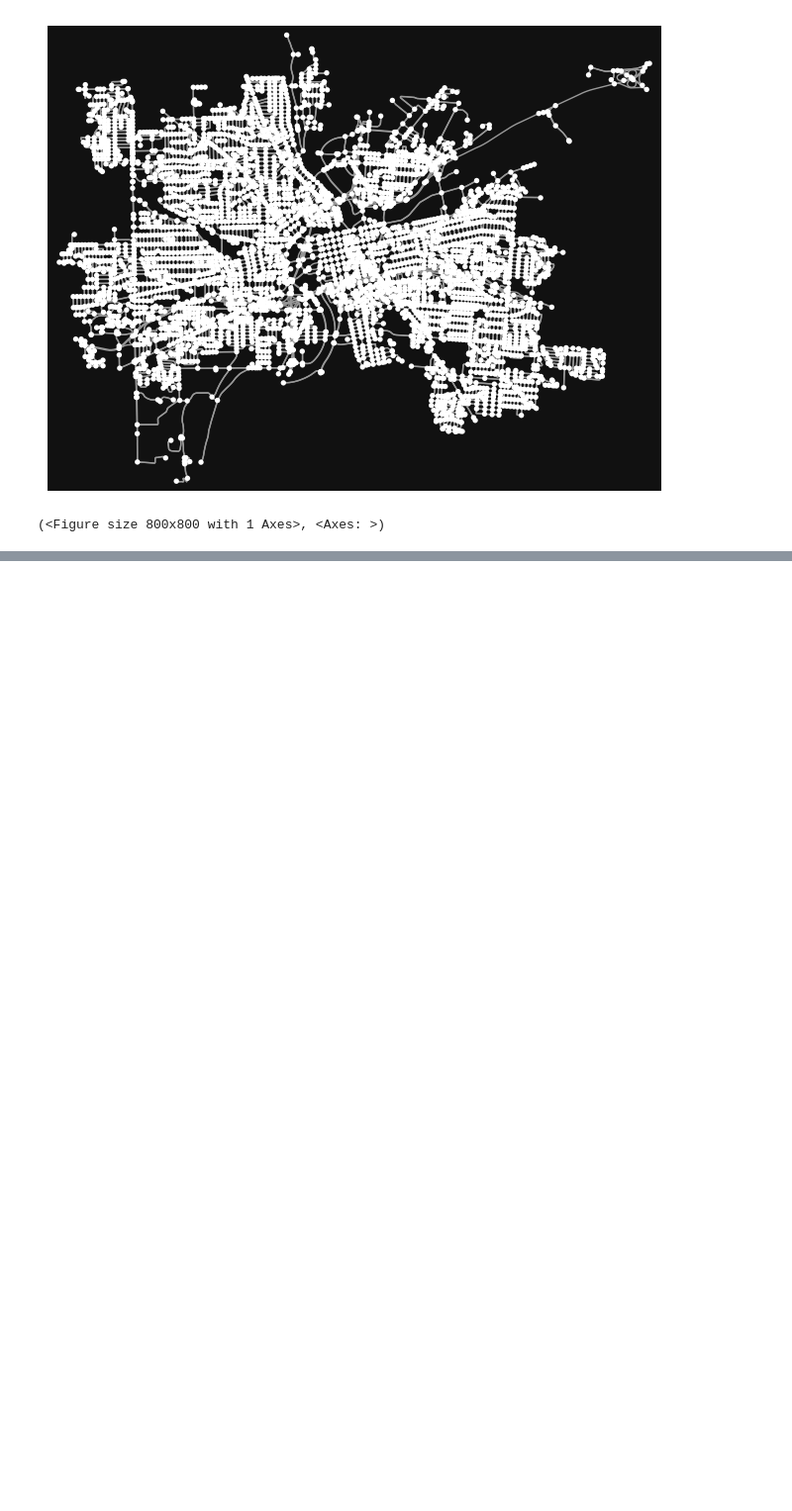
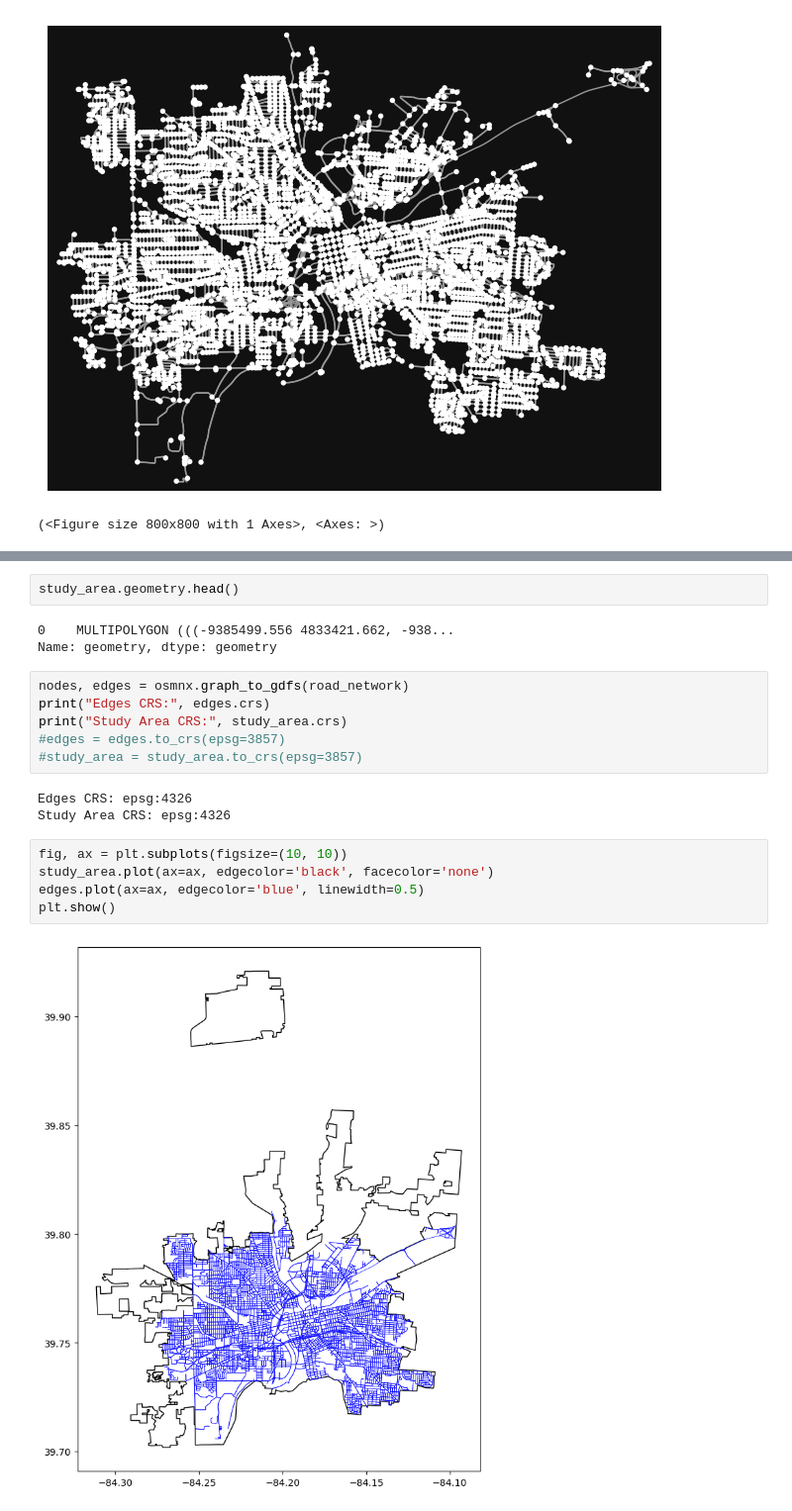
Before and after one commit to KaarenTenson/AccidentModel, a Jupyter notebook: USAccidentDataProcessing.ipynb, the cells around one changed output, grey strips where cells are left out. Shown at 99% size. Drawn from its saved outputs; the diff is of its cells as text; blank space fills up the shorter version.

```diff
--- a/USAccidentDataProcessing.ipynb
+++ b/USAccidentDataProcessing.ipynb
@@ -82,0 +98,21 @@ osmnx.io.save_graphml(daytonRoad)
+# %%
+study_area.geometry.head()
+# %% [output]
+0    MULTIPOLYGON (((-9385499.556 4833421.662, -938...
+Name: geometry, dtype: geometry
+# %%
+nodes, edges = osmnx.graph_to_gdfs(road_network)
+print("Edges CRS:", edges.crs)
+print("Study Area CRS:", study_area.crs)
+#edges = edges.to_crs(epsg=3857)
+#study_area = study_area.to_crs(epsg=3857)
+# %% [output]
+Edges CRS: epsg:4326
+Study Area CRS: epsg:4326
+# %%
+fig, ax = plt.subplots(figsize=(10, 10))
+study_area.plot(ax=ax, edgecolor='black', facecolor='none')
+edges.plot(ax=ax, edgecolor='blue', linewidth=0.5)
+plt.show()
+# %% [output]
+[figure, added]
```
Also changed, not shown: parts of 7 cells of this notebook, 1 other file.
